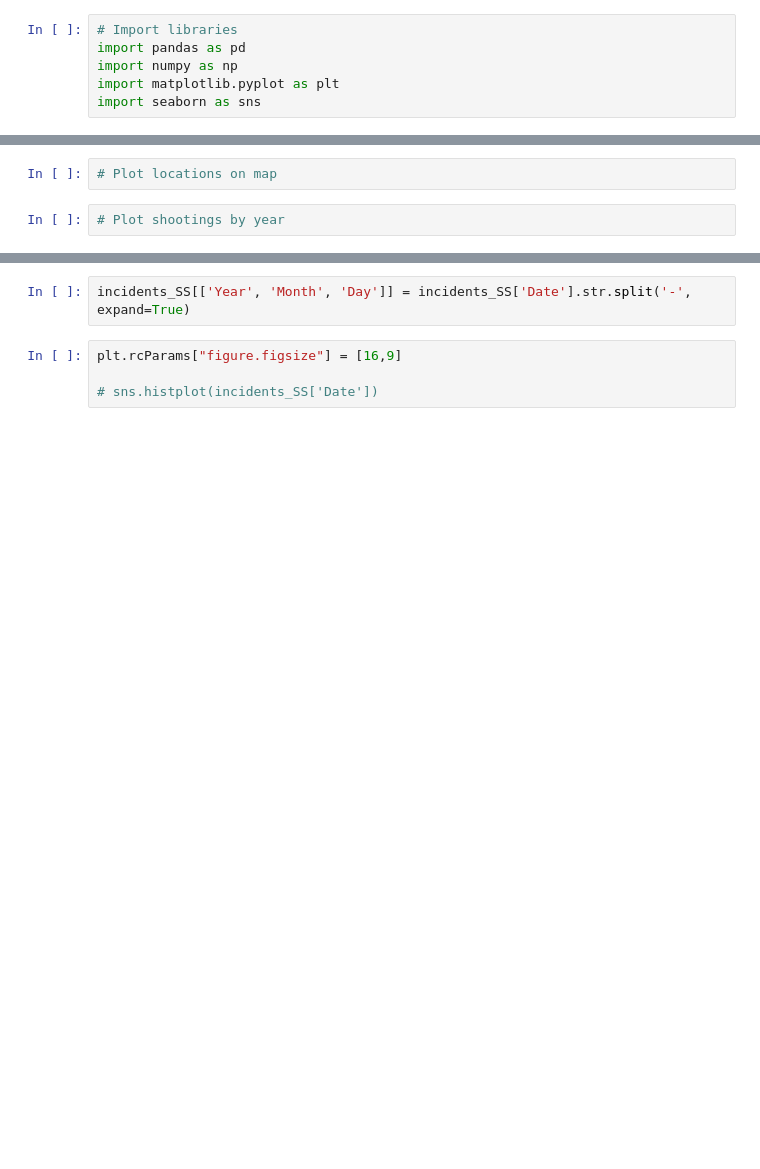
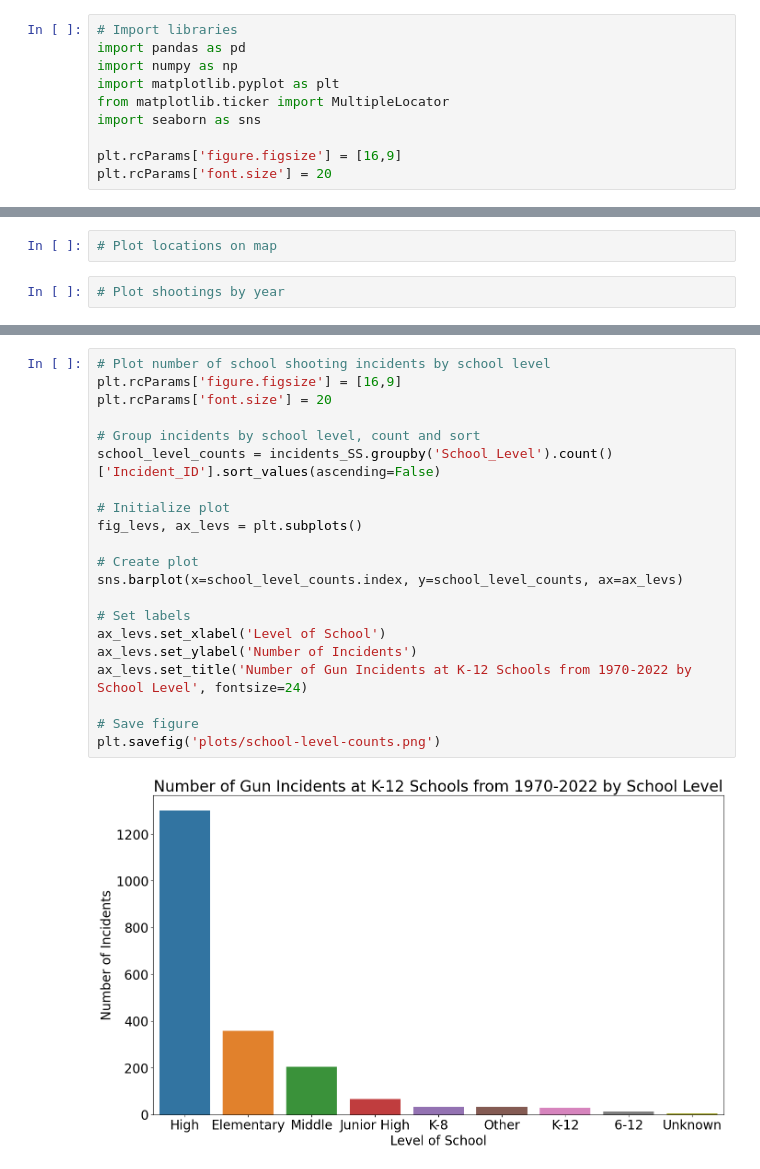
Before and after one commit to joshegladwell/us-school-shootings, a Jupyter notebook: codes/03-exploring-data/database_EDA.ipynb, the cells around one changed output, grey strips where cells are left out. Saved outputs shown, nothing was run; the diff lists cells and outputs as text; blank space fills up the shorter version.

Commit message:
GITHUB-UPLOAD:DATE-2022-09-29-TIME-02-54-21

```diff
--- a/codes/03-exploring-data/database_EDA.ipynb
+++ b/codes/03-exploring-data/database_EDA.ipynb
@@ -3,7 +3,11 @@
 import pandas as pd
 import numpy as np
 import matplotlib.pyplot as plt
+from matplotlib.ticker import MultipleLocator
 import seaborn as sns
+
+plt.rcParams['figure.figsize'] = [16,9]
+plt.rcParams['font.size'] = 20
 # %%
 # Read in data
 incidents_SS = pd.read_csv('../../data/02-clean-data/SSDB/incident.csv')
@@ -42,6 +21,23 @@ incidents_SS.head()
-# %%
-incidents_SS[['Year', 'Month', 'Day']] = incidents_SS['Date'].str.split('-', expand=True)
-# %%
-plt.rcParams["figure.figsize"] = [16,9]
-
-# sns.histplot(incidents_SS['Date'])
+# %%
+# Plot number of school shooting incidents by school level
+plt.rcParams['figure.figsize'] = [16,9]
+plt.rcParams['font.size'] = 20
+
+# Group incidents by school level, count and sort
+school_level_counts = incidents_SS.groupby('School_Level').count()['Incident_ID'].sort_values(ascending=False)
+
+# Initialize plot
+fig_levs, ax_levs = plt.subplots()
+
+# Create plot
+sns.barplot(x=school_level_counts.index, y=school_level_counts, ax=ax_levs)
+
+# Set labels
+ax_levs.set_xlabel('Level of School')
+ax_levs.set_ylabel('Number of Incidents')
+ax_levs.set_title('Number of Gun Incidents at K-12 Schools from 1970-2022 by School Level', fontsize=24)
+
+# Save figure
+plt.savefig('plots/school-level-counts.png')
+# %% [output]
+[figure, added]
```
Also changed, not shown: parts of 8 cells of this notebook, 12 other files.
